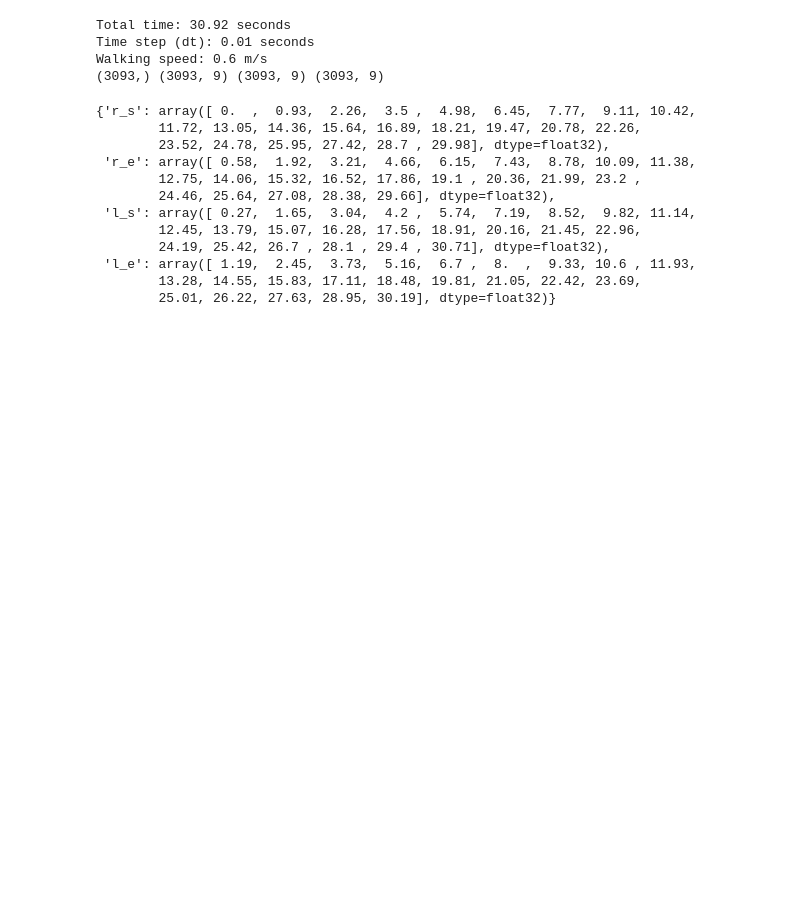
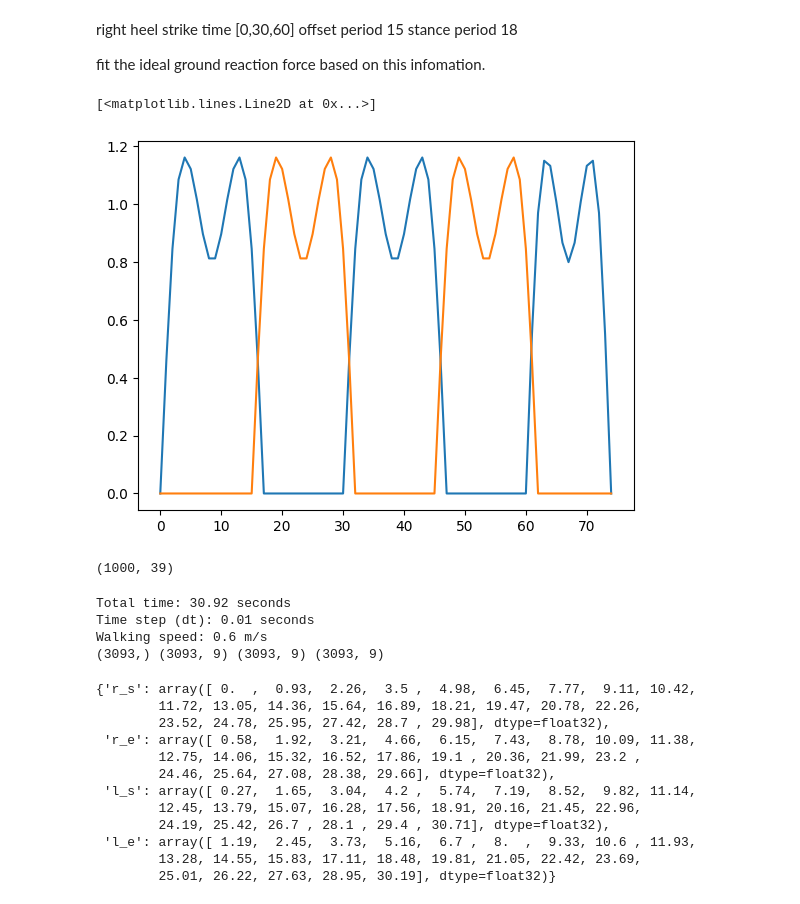
Before and after one commit to liuxy10/RFC, a Jupyter notebook: sync.ipynb, the cells around one changed output. Drawn from its saved outputs; the diff is of its cells as text; code cells hidden in the pictures; blank space fills up the shorter version.

Commit message:
reward grf test init

```diff
--- a/sync.ipynb
+++ b/sync.ipynb
@@ -12,3 +94,58 @@ from motion_imitation.data_process.nrel_data_read import *
+# %% [markdown]
+right heel strike time [0,30,60]
+offset period 15
+stance period 18
+
+fit the ideal ground reaction force based on this infomation.
+# %%
+def get_ideal_grf(total_idx = 75, rhs_index = [0,30,60], offset_period = 15, stance_period = 18):
+    grf = np.zeros((total_idx, 2))
+    t_per_cycle = rhs_index[1] - rhs_index[0]
+
+    # for 0 row (right)
+    for i in rhs_index:
+        if i + stance_period > total_idx:
+            grf[i:, 0] = generate_interpolated_grf(np.linspace(0, 100, total_idx-i))[:total_idx-i]
+            continue
+
+        if i + stance_period + offset_period > total_idx:
+            grf[i:, 1] = generate_interpolated_grf(np.linspace(0, 100, total_idx-i - offset_period))[:total_idx-i-offset_period]
+            continue
+
+        grf [i:i+stance_period,0] = generate_interpolated_grf(np.linspace(0, 100, stance_period))  # High-resolution time point
+        grf [i+offset_period:i+stance_period+offset_period, 1] = generate_interpolated_grf(np.linspace(0, 100, stance_period))
+
+    return grf
+
+grf = get_ideal_grf()
+plt.plot(grf[:,0], label='Right Heel')
+plt.plot(grf[:,1], label='left Heel')
+# %% [output]
+[<matplotlib.lines.Line2D at 0x...>]
+[figure, added]
+# %%
+poses_gt = []
+forces, grfs, jkps = [], [], []
+state = env.reset()
+
+action = env.action_space.sample()
+for t in range(1000):
+
+    epos = env.get_expert_attr('qpos', env.get_expert_index(t)).copy()
+    # print(epos.shape)
+    if env.expert['meta']['cyclic']:
+        init_pos = env.expert['init_pos']
+        cycle_h = env.expert['cycle_relheading']
+        cycle_pos = env.expert['cycle_pos']
+        epos[:3] = quat_mul_vec(cycle_h, epos[:3] - init_pos) + cycle_pos
+        epos[3:7] = quaternion_multiply(cycle_h, epos[3:7])
+    poses_gt.append(epos)
+
+
+
+poses_gt= np.vstack(poses_gt)
+# %% [output]
+(1000, 39)
 # %%
 dt = 0.01
 fname = 'Walking_passive01_K4'
```
Also changed, not shown: parts of 6 cells of this notebook, 8 other files.
